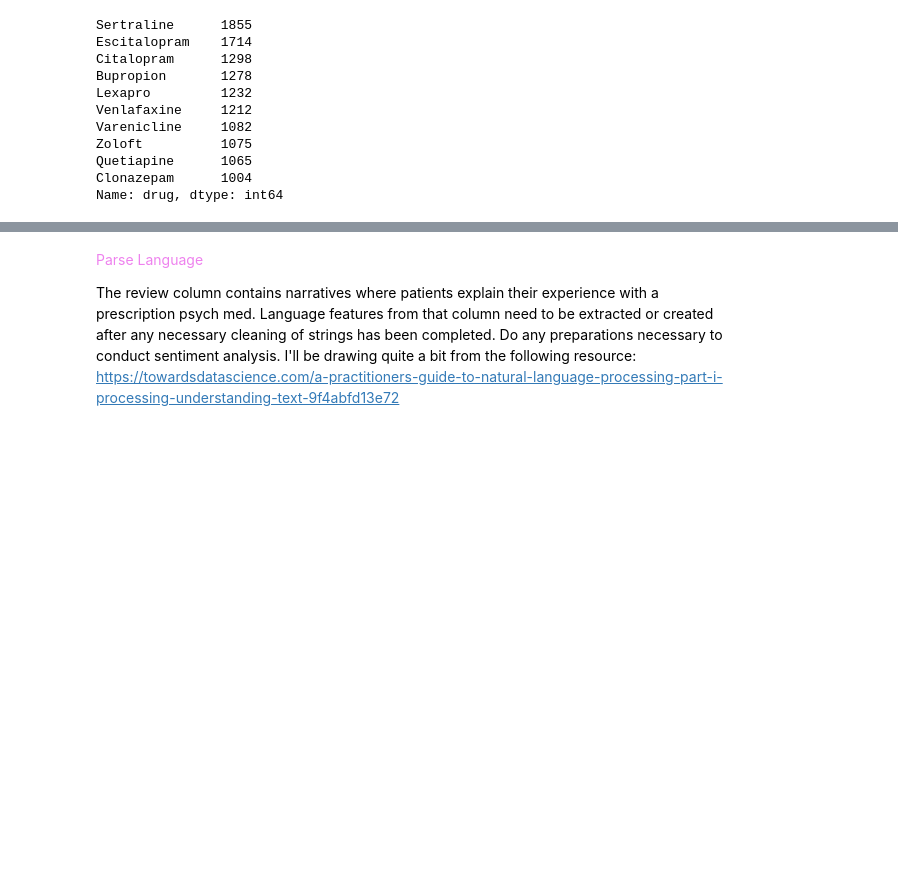
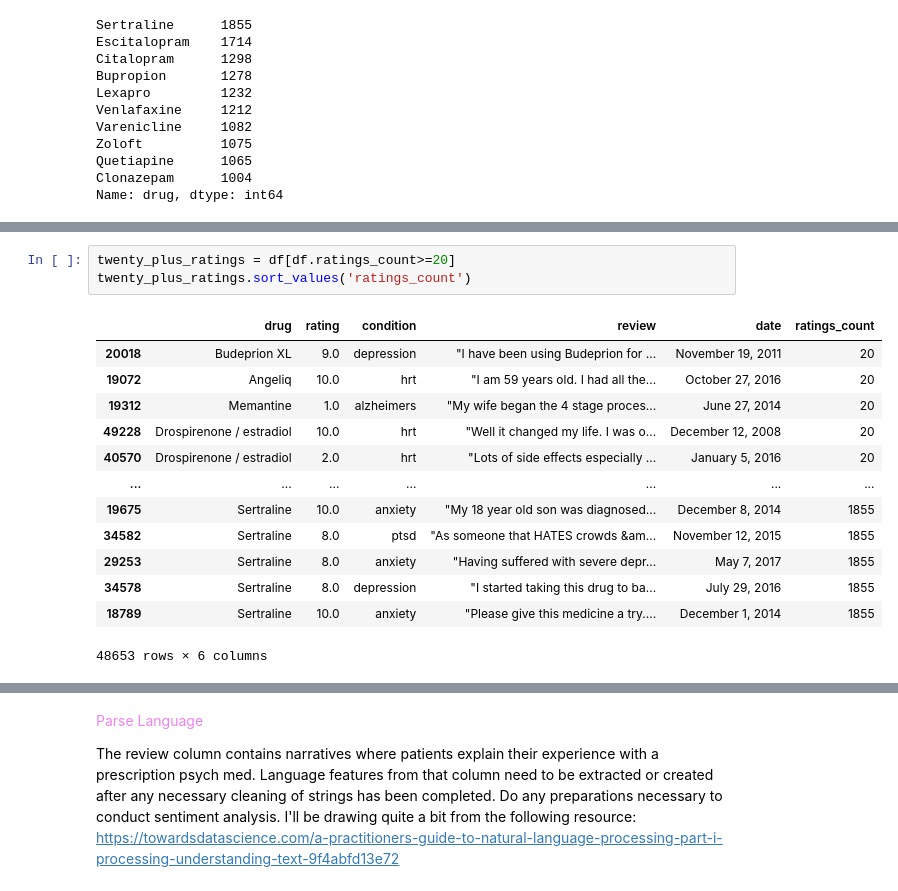
Before and after one commit to fractaldatalearning/psychedelic_efficacy, a Jupyter notebook: notebooks/2-kl-studies-eda.ipynb, the cells around one changed output, grey strips where cells are left out. Saved outputs shown, nothing was run; the diff lists cells and outputs as text; blank space fills up the shorter version.

```diff
--- a/notebooks/2-kl-studies-eda.ipynb
+++ b/notebooks/2-kl-studies-eda.ipynb
@@ -295,0 +268,17 @@ This looks like something other than total random noise, like maybe there were s
+# %%
+twenty_plus_ratings = df[df.ratings_count>=20]
+twenty_plus_ratings.sort_values('ratings_count')
+# %% [output]
+|  | drug | rating | condition | review | date | ratings_count |
+| 20018 | Budeprion XL | 9.0 | depression | "I have been using Budeprion for ... | November 19, 2011 | 20 |
+| 19072 | Angeliq | 10.0 | hrt | "I am 59 years old. I had all the... | October 27, 2016 | 20 |
+| 19312 | Memantine | 1.0 | alzheimers | "My wife began the 4 stage proces... | June 27, 2014 | 20 |
+| 49228 | Drospirenone / estradiol | 10.0 | hrt | "Well it changed my life. I was o... | December 12, 2008 | 20 |
+| 40570 | Drospirenone / estradiol | 2.0 | hrt | "Lots of side effects especially ... | January 5, 2016 | 20 |
+| ... | ... | ... | ... | ... | ... | ... |
+| 19675 | Sertraline | 10.0 | anxiety | "My 18 year old son was diagnosed... | December 8, 2014 | 1855 |
+| 34582 | Sertraline | 8.0 | ptsd | "As someone that HATES crowds &am... | November 12, 2015 | 1855 |
+| 29253 | Sertraline | 8.0 | anxiety | "Having suffered with severe depr... | May 7, 2017 | 1855 |
+| 34578 | Sertraline | 8.0 | depression | "I started taking this drug to ba... | July 29, 2016 | 1855 |
+| 18789 | Sertraline | 10.0 | anxiety | "Please give this medicine a try.... | December 1, 2014 | 1855 |
+48653 rows × 6 columns
```
Also changed, not shown: parts of 61 cells of this notebook.
